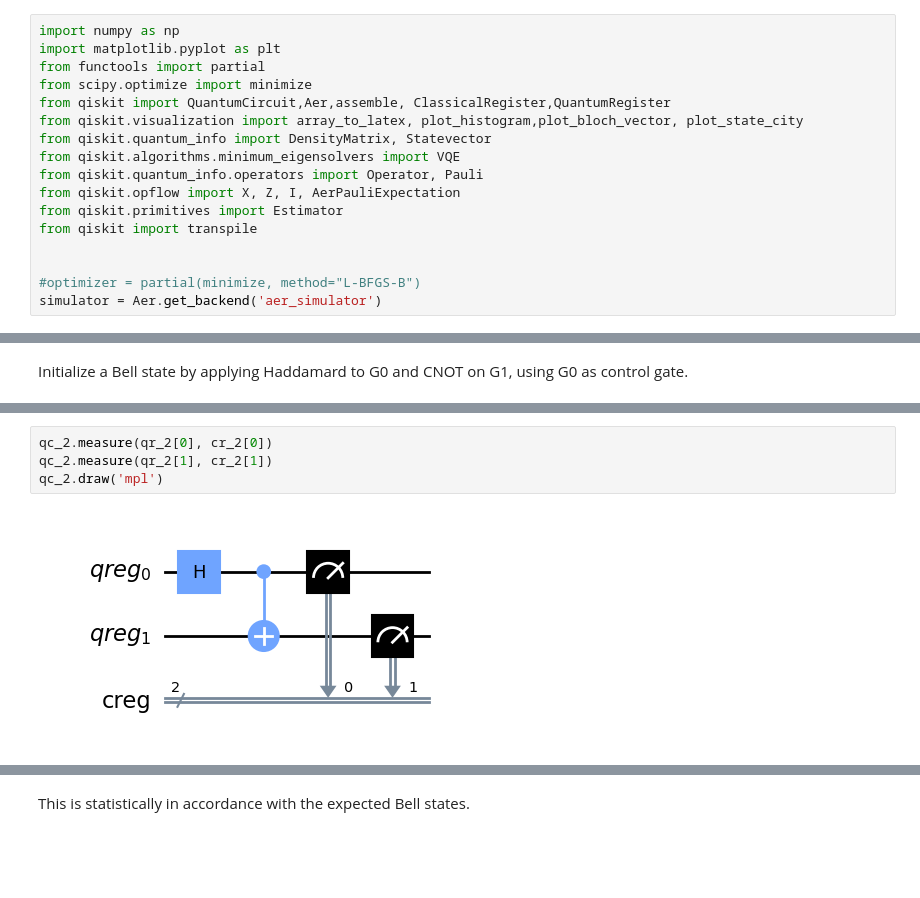
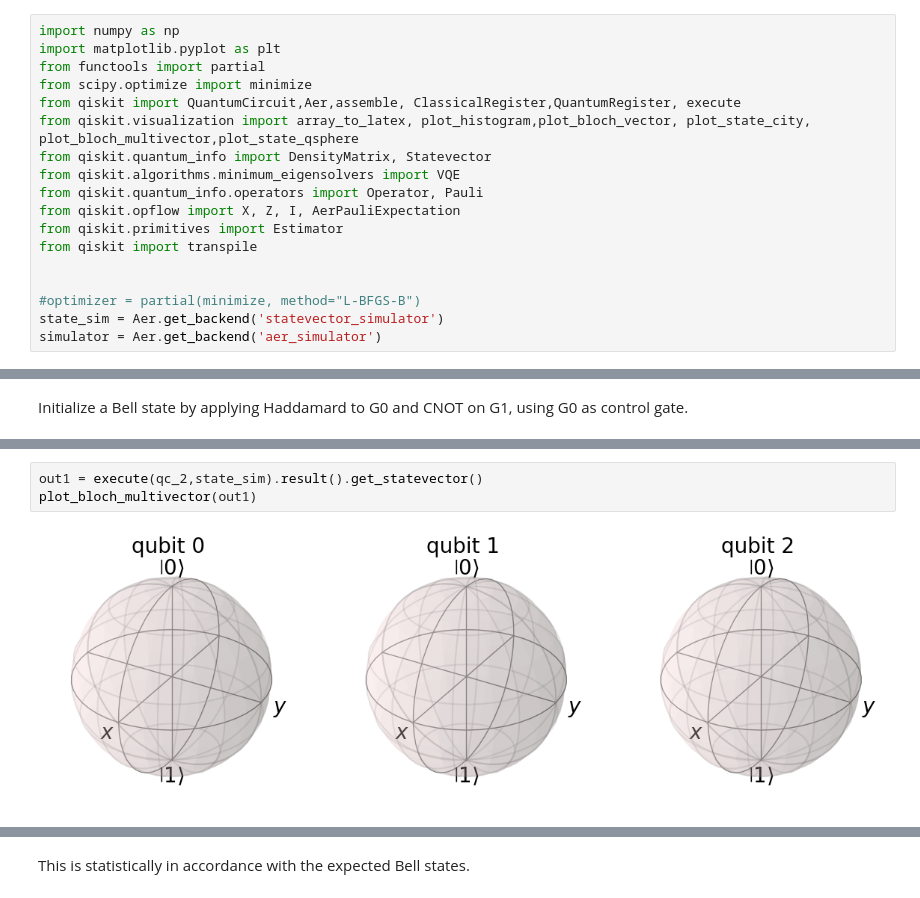
Before and after one commit to hkve/Lipkin-Model-FYS5419, a Jupyter notebook: Project1.ipynb, the cells around one changed output, grey strips where cells are left out. Drawn from its saved outputs; the diff is of its cells as text; blank space fills up the shorter version.

```diff
--- a/Project1.ipynb
+++ b/Project1.ipynb
@@ -9,8 +9,8 @@ import numpy as np
 import matplotlib.pyplot as plt
 from functools import partial
 from scipy.optimize import minimize
-from qiskit import QuantumCircuit,Aer,assemble, ClassicalRegister,QuantumRegister
-from qiskit.visualization import array_to_latex, plot_histogram,plot_bloch_vector, plot_state_city
+from qiskit import QuantumCircuit,Aer,assemble, ClassicalRegister,QuantumRegister, execute
+from qiskit.visualization import array_to_latex, plot_histogram,plot_bloch_vector, plot_state_city, plot_bloch_multivector,plot_state_qsphere
 from qiskit.quantum_info import DensityMatrix, Statevector
 from qiskit.algorithms.minimum_eigensolvers import VQE
 from qiskit.quantum_info.operators import Operator, Pauli
@@ -20,6 +20,7 @@ from qiskit import transpile
 
 
 #optimizer = partial(minimize, method="L-BFGS-B")
+state_sim = Aer.get_backend('statevector_simulator')
 simulator = Aer.get_backend('aer_simulator')
 # %%
 from qiskit.circuit import QuantumCircuit,\
@@ -87,6 +90,5 @@ plot_state_city(state)
-# %%
-qc_2.measure(qr_2[0], cr_2[0])
-qc_2.measure(qr_2[1], cr_2[1])
-qc_2.draw('mpl')
-# %% [output]
-[figure, removed]
+# %%
+out1 = execute(qc_2,state_sim).result().get_statevector()
+plot_bloch_multivector(out1)
+# %% [output]
+[figure, added]
```
Also changed, not shown: parts of 14 cells of this notebook.
